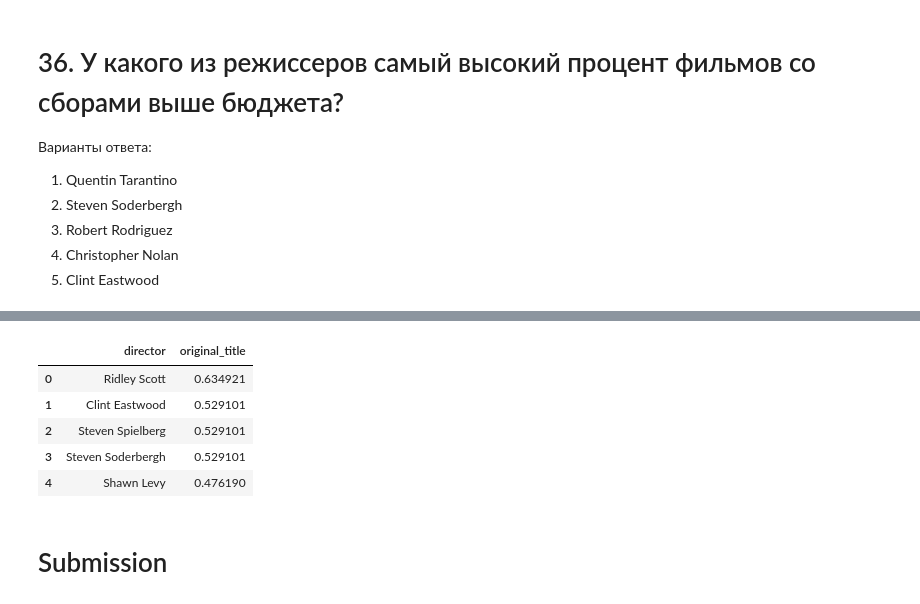
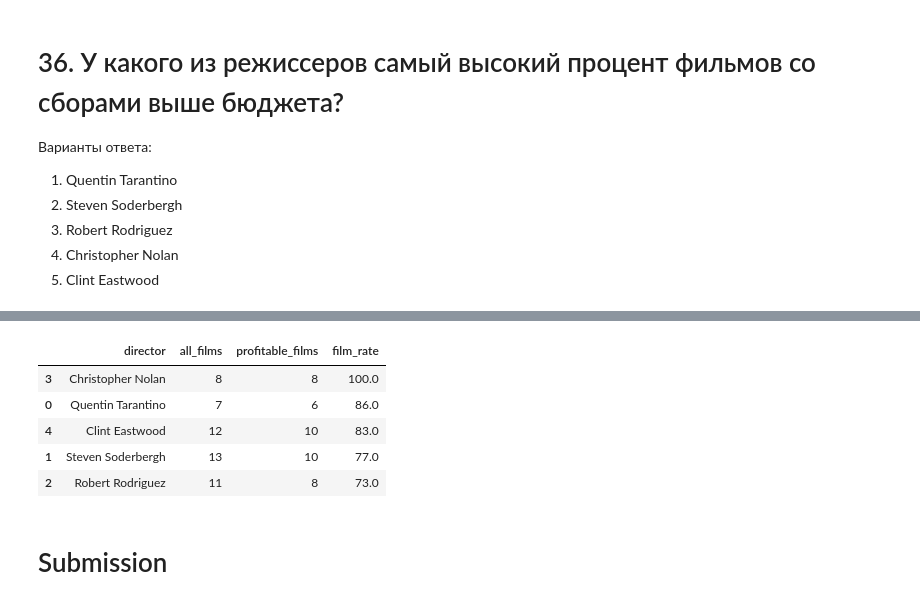
Before and after one commit to NigistaSaba/skillfactory_rds, a Jupyter notebook: module_1/[SF-DST] Movies IMBD v3.0.ipynb, the cells around one changed output, grey strips where cells are left out. Cells and saved outputs as stored; diff of their text form; code cells hidden in the pictures.

```diff
--- a/module_1/[SF-DST] Movies IMBD v3.0.ipynb
+++ b/module_1/[SF-DST] Movies IMBD v3.0.ipynb
@@ -857,5 +857,6 @@ data_director = data.copy()
 data_director['director'] = data_director['director'].apply(lambda x: x.split('|'))
 data_director = data_director.explode('director')
 # %%
+pivot_all = data_director.groupby('director').agg({'original_title':'nunique'}).sort_values(by='original_title', ascending = False).reset_index().rename(columns={'original_title':'all_films'})
 result_profitable = data_director[data_director['profit'] > 0]
-pivot = result_profitable.groupby('director').agg({'original_title':'nunique'}).sort_values(by='original_title', ascending = False).reset_index()
+pivot_profitable = result_profitable.groupby('director').agg({'original_title':'nunique'}).sort_values(by='original_title', ascending = False).reset_index().rename(columns={'original_title':'profitable_films'})
@@ -871,10 +862,0 @@ pivot.head(5)
-# %%
-pivot['original_title'] = pivot['original_title'].apply(lambda x:100*x/len(data))
-pivot.head()
-# %% [output]
-|  | director | original_title |
-| 0 | Ridley Scott | 0.634921 |
-| 1 | Clint Eastwood | 0.529101 |
-| 2 | Steven Spielberg | 0.529101 |
-| 3 | Steven Soderbergh | 0.529101 |
-| 4 | Shawn Levy | 0.476190 |
@@ -882,0 +863,17 @@ answer_ls.append("5. Clint Eastwood")
+# %%
+result = pivot_all.merge(pivot_profitable, on = 'director', how = 'inner')
+# %%
+result['film_rate'] = round(100*result['profitable_films']/result['all_films'])
+result = result.sort_values(by='film_rate', ascending = False)
+# %%
+answers = {'director': ['Quentin Tarantino', 'Steven Soderbergh', 'Robert Rodriguez', 'Christopher Nolan', 'Clint Eastwood']}
+answers = pd. DataFrame (answers, columns = ['director'])
+# %%
+answers.merge(result, on= 'director', how = 'inner').sort_values(by='film_rate', ascending = False)
+# %% [output]
+|  | director | all_films | profitable_films | film_rate |
+| 3 | Christopher Nolan | 8 | 8 | 100.0 |
+| 0 | Quentin Tarantino | 7 | 6 | 86.0 |
+| 4 | Clint Eastwood | 12 | 10 | 83.0 |
+| 1 | Steven Soderbergh | 13 | 10 | 77.0 |
+| 2 | Robert Rodriguez | 11 | 8 | 73.0 |
```
Also changed, not shown: parts of 5 cells of this notebook, 1 other file.
